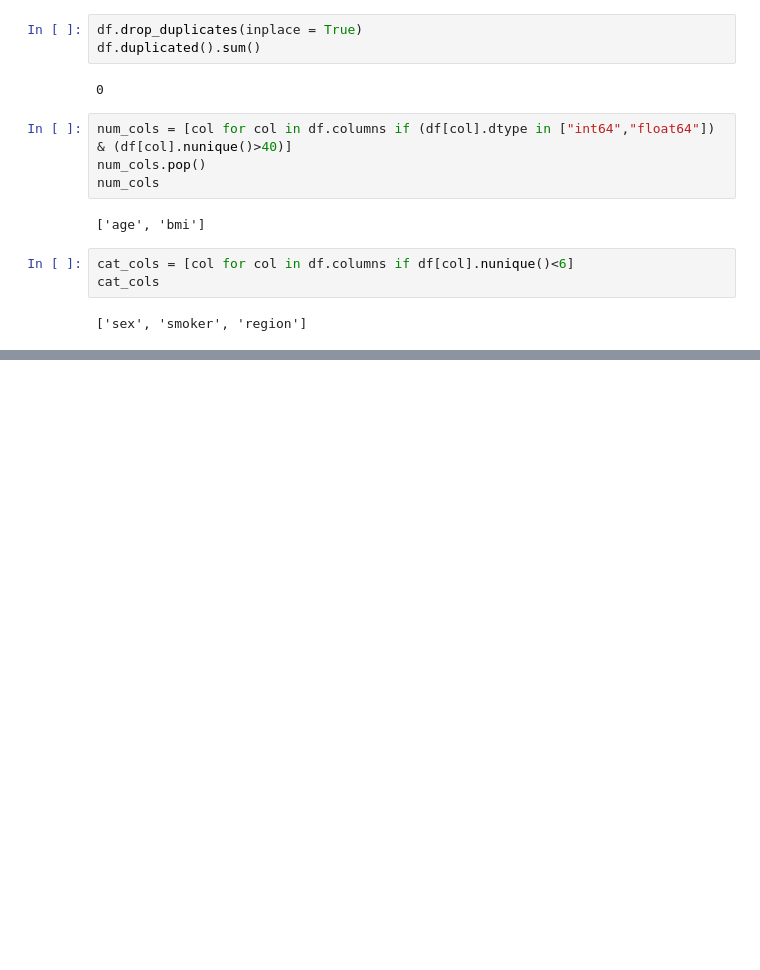
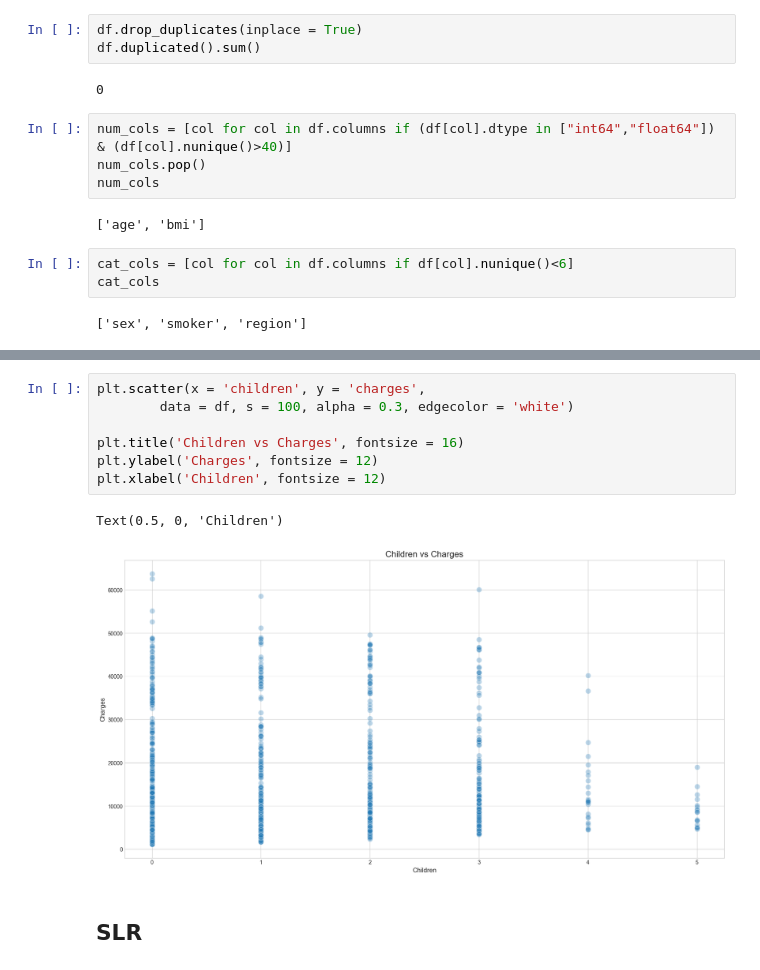
Before and after one commit to Park-HY-00/BAV, a Jupyter notebook: week12-hw.ipynb, the cells around one changed output, grey strips where cells are left out. Cells and saved outputs as stored; diff of their text form; blank space fills up the shorter version.

```diff
--- a/week12-hw.ipynb
+++ b/week12-hw.ipynb
@@ -85,0 +165,12 @@ df.drop(['Make','Model','Vehicle Class','Transmission','Fuel Type'], axis = 1, i
+# %%
+plt.scatter(x = 'children', y = 'charges',
+		data = df, s = 100, alpha = 0.3, edgecolor = 'white')
+
+plt.title('Children vs Charges', fontsize = 16)
+plt.ylabel('Charges', fontsize = 12)
+plt.xlabel('Children', fontsize = 12)
+# %% [output]
+Text(0.5, 0, 'Children')
+[figure, added]
+# %% [markdown]
+## SLR
```
Also changed, not shown: parts of 25 cells of this notebook.
